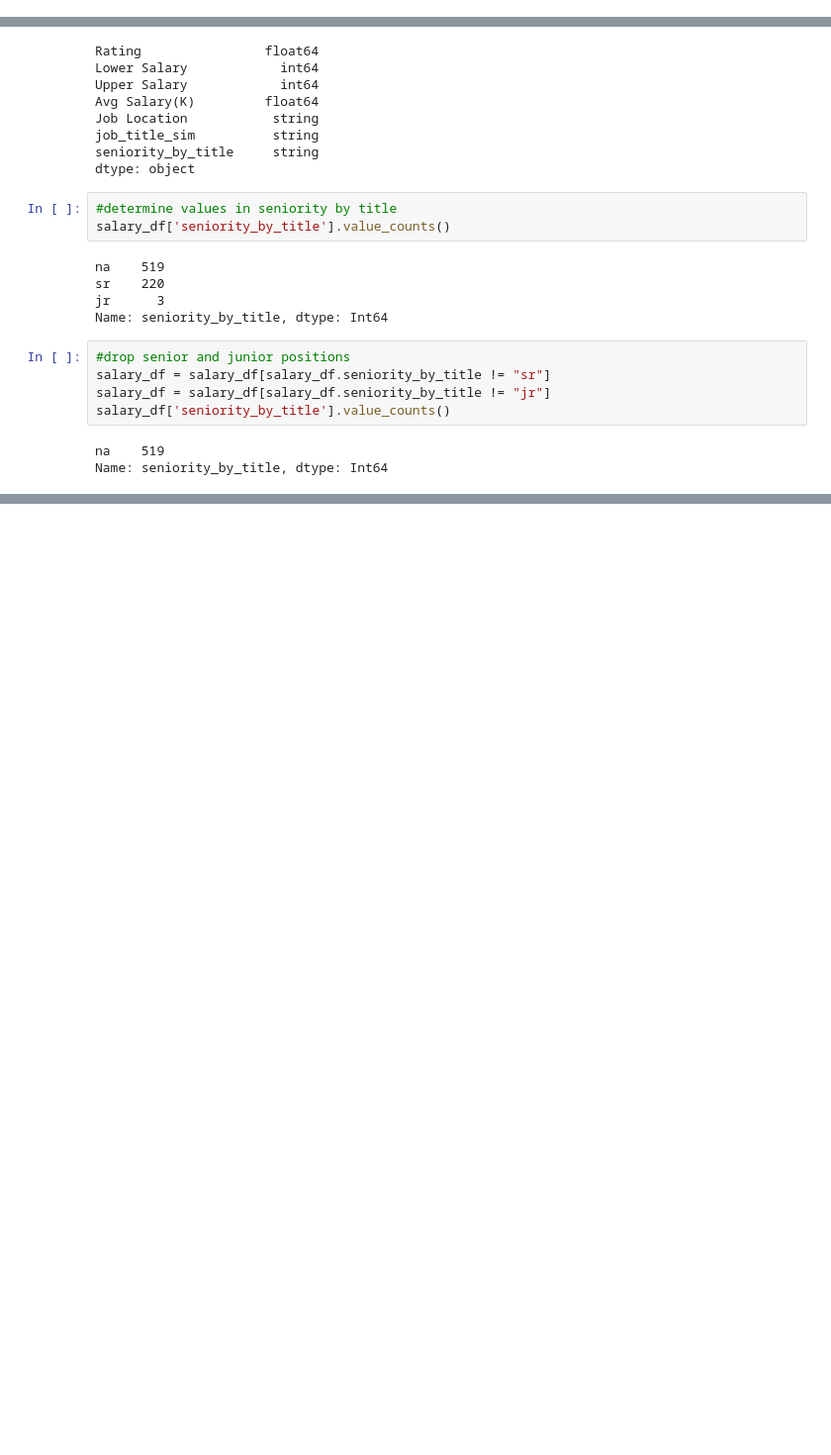
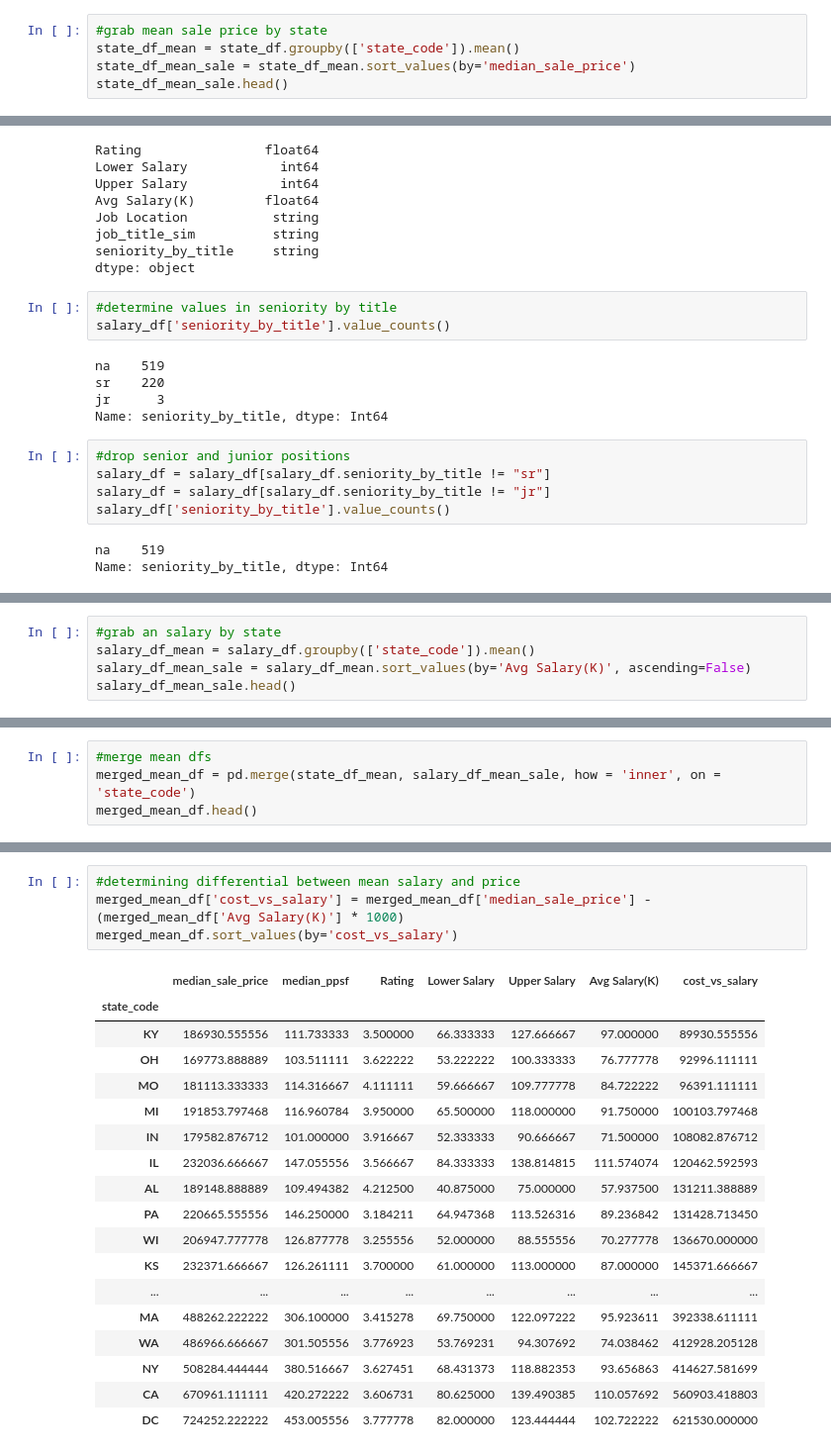
Before and after one commit to dtmurphy6/the_real_estate_agents, a Jupyter notebook: starter_file.ipynb, the cells around one changed output, grey strips where cells are left out. Shown: that part at 99% size. Cells and saved outputs as stored; diff of their text form; blank space fills up the shorter version.

```diff
--- a/starter_file.ipynb
+++ b/starter_file.ipynb
@@ -141,0 +153,5 @@ raw_salary_df
+# %%
+#grab mean sale price by state
+state_df_mean = state_df.groupby(['state_code']).mean()
+state_df_mean_sale = state_df_mean.sort_values(by='median_sale_price')
+state_df_mean_sale.head()
@@ -253,0 +313,5 @@ merged_df
+# %%
+#grab an salary by state
+salary_df_mean = salary_df.groupby(['state_code']).mean()
+salary_df_mean_sale = salary_df_mean.sort_values(by='Avg Salary(K)', ascending=False)
+salary_df_mean_sale.head()
@@ -253,0 +383,4 @@ merged_df
+# %%
+#merge mean dfs
+merged_mean_df = pd.merge(state_df_mean, salary_df_mean_sale, how = 'inner', on = 'state_code')
+merged_mean_df.head()
@@ -253,0 +395,23 @@ merged_df
+# %%
+#determining differential between mean salary and price
+merged_mean_df['cost_vs_salary'] = merged_mean_df['median_sale_price'] - (merged_mean_df['Avg Salary(K)'] * 1000)
+merged_mean_df.sort_values(by='cost_vs_salary')
+# %% [output]
+|  | median_sale_price | median_ppsf | Rating | Lower Salary | Upper Salary | Avg Salary(K) | cost_vs_salary |
+| state_code |  |  |  |  |  |  |  |
+| KY | 186930.555556 | 111.733333 | 3.500000 | 66.333333 | 127.666667 | 97.000000 | 89930.555556 |
+| OH | 169773.888889 | 103.511111 | 3.622222 | 53.222222 | 100.333333 | 76.777778 | 92996.111111 |
+| MO | 181113.333333 | 114.316667 | 4.111111 | 59.666667 | 109.777778 | 84.722222 | 96391.111111 |
+| MI | 191853.797468 | 116.960784 | 3.950000 | 65.500000 | 118.000000 | 91.750000 | 100103.797468 |
+| IN | 179582.876712 | 101.000000 | 3.916667 | 52.333333 | 90.666667 | 71.500000 | 108082.876712 |
+| IL | 232036.666667 | 147.055556 | 3.566667 | 84.333333 | 138.814815 | 111.574074 | 120462.592593 |
+| AL | 189148.888889 | 109.494382 | 4.212500 | 40.875000 | 75.000000 | 57.937500 | 131211.388889 |
+| PA | 220665.555556 | 146.250000 | 3.184211 | 64.947368 | 113.526316 | 89.236842 | 131428.713450 |
+| WI | 206947.777778 | 126.877778 | 3.255556 | 52.000000 | 88.555556 | 70.277778 | 136670.000000 |
+| KS | 232371.666667 | 126.261111 | 3.700000 | 61.000000 | 113.000000 | 87.000000 | 145371.666667 |
+| ... | ... | ... | ... | ... | ... | ... | ... |
+| MA | 488262.222222 | 306.100000 | 3.415278 | 69.750000 | 122.097222 | 95.923611 | 392338.611111 |
+| WA | 486966.666667 | 301.505556 | 3.776923 | 53.769231 | 94.307692 | 74.038462 | 412928.205128 |
+| NY | 508284.444444 | 380.516667 | 3.627451 | 68.431373 | 118.882353 | 93.656863 | 414627.581699 |
+| CA | 670961.111111 | 420.272222 | 3.606731 | 80.625000 | 139.490385 | 110.057692 | 560903.418803 |
+| DC | 724252.222222 | 453.005556 | 3.777778 | 82.000000 | 123.444444 | 102.722222 | 621530.000000 |
```
Also changed, not shown: parts of 27 cells of this notebook.
